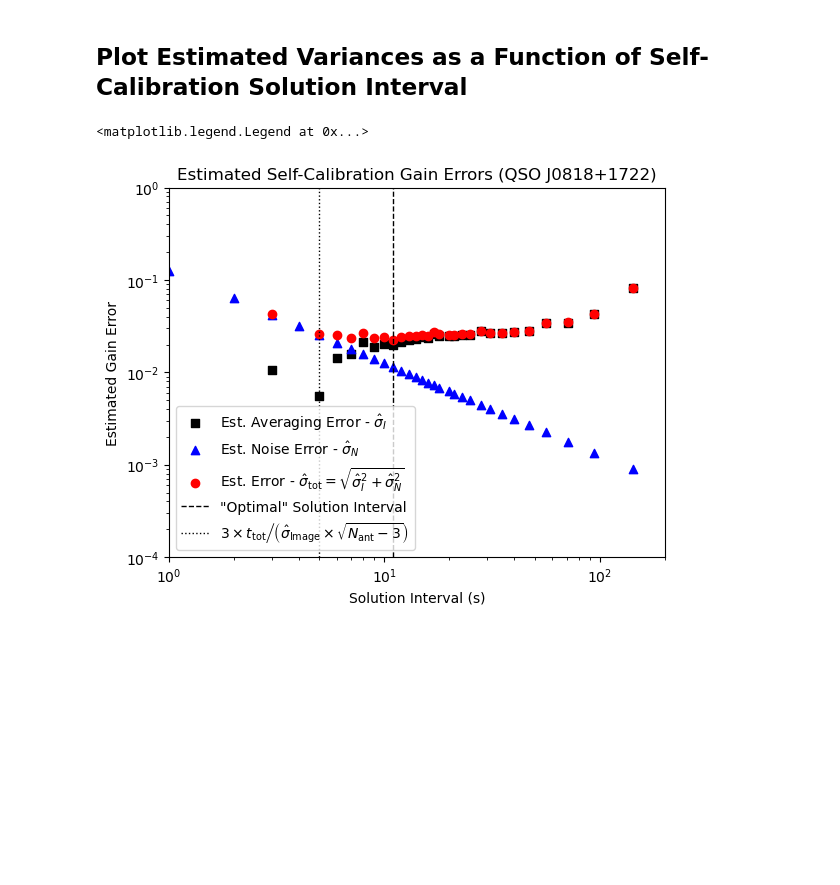
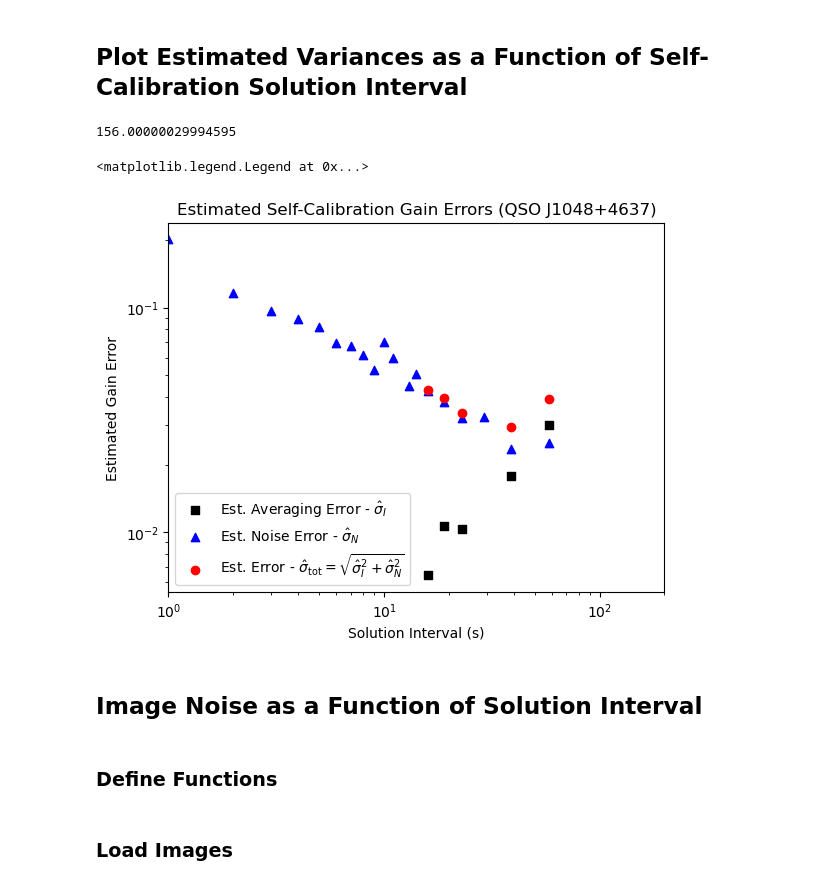
Before and after one commit to pm-keller/qsoimg, a Jupyter notebook: nbooks/solint.ipynb, the cells around one changed output. Saved outputs shown, nothing was run; the diff lists cells and outputs as text; code cells hidden in the pictures; blank space fills up the shorter version.

```diff
--- a/nbooks/solint.ipynb
+++ b/nbooks/solint.ipynb
@@ -207,8 +206,6 @@ var0 = np.nanvar((data[:, 0] - data[:, 1]) / np.sqrt(2))
 
 # alternatively estimate noise by time differencing
 #var0 = np.nanvar((data[1:-2:2] - 0.5 * (data[0:-2:2]+data[2::2])) / np.sqrt(3/2))
-
-nsolint = int(ttot // 2)
 
 for nt in range(1, data.shape[0]):
     dt_list.append(data.shape[0] // nt)
@@ -228,13 +225,13 @@ for n, dt in enumerate(dt_list):
     data_nt = interp1d(time_nt, data_nt, fill_value="extrapolate", kind="linear", axis=0)(time)[:, [0, 1]]
     data_nt_list.append(data_nt)
     time_nt_list.append(time_nt)
-    vart = np.nanvar((data_nt[:, 0] - data_nt[:, 1]) / np.sqrt(2))
+    vart = np.var((data_nt[:, 0] - data_nt[:, 1]) / np.sqrt(2))
     covt = np.cov((data_nt[:, 0] - data_nt[:, 1]).reshape(-1) / np.sqrt(2), (data[:, 0] - data[:, 1]).reshape(-1) / np.sqrt(2))
     covt = np.real((covt[0, 1] + covt[1, 0]))
     #varI_list.append(np.nanvar(data - data_nt) - 1 * var0 * (dt - 1) / dt)
     varI_list.append(np.nanvar(data - data_nt) - var0 - vart + covt)
     #varI_list.append(np.nanvar(data - data_nt))
-    varN_list.append(var0 * nt / nsolint / dt)
+    varN_list.append(vart)
 
 #var0 = varI_list[1] * 2
 #varI_list = np.array(varI_list) - var0 * (dt_list - 1) / dt_list
@@ -270,26 +275,33 @@ varN_list = np.array(varN_list)
 var_tot = varI_list + varN_list
 imin = np.nanargmin(var_tot)
 solint = solint0 * np.array(dt_list)[imin]
+print(solint)
+# %% [output]
+156.00000029994595
 # %%
 varI_list[varI_list<=0] = np.nan
 # %%
 
 plt.scatter(dt_list, np.sqrt(varI_list), color="k", marker="s", label=r"Est. Averaging Error - $\hat{\sigma}_{I}$")
 plt.scatter(dt_list, np.sqrt(varN_list), color="b", marker="^", label=r"Est. Noise Error - $\hat{\sigma}_{N}$")
 plt.scatter(dt_list, np.sqrt(varI_list + varN_list), facecolors="r", marker="o", label=r"Est. Error - $\hat{\sigma}_\mathrm{tot} = \sqrt{\hat{\sigma}_{I}^2 + \hat{\sigma}_{N}^2}$")
-plt.vlines(dt_list[imin], 1e-4, 1e0, color="k", linestyle="--", linewidth=1, label='"Optimal" Solution Interval')
-plt.vlines(5, 1e-4, 1e0, color="k", linestyle="dotted", linewidth=1, label=r"$3 \times t_\mathrm{tot} \left/ \left(\hat{\sigma}_\mathrm{Image} \times \sqrt{N_\mathrm{ant}-3}\right)\right.$")
+#plt.vlines(dt_list[imin], 1e-4, 1e0, color="k", linestyle="--", linewidth=1, label='"Optimal" Solution Interval')
+#plt.vlines(5, 1e-4, 1e0, color="k", linestyle="dotted", linewidth=1, label=r"$3 \times t_\mathrm{tot} \left/ \left(\hat{\sigma}_\mathrm{Image} \times \sqrt{N_\mathrm{ant}-3}\right)\right.$")
 
-plt.title("Estimated Self-Calibration Gain Errors (QSO J0818+1722)")
+plt.title(f"Estimated Self-Calibration Gain Errors (QSO {qsoname})")
 plt.xlabel("Solution Interval (s)")
 plt.ylabel("Estimated Gain Error")
 plt.xscale("log")
 plt.yscale("log")
 
 plt.xlim(1e0, 2e2)
-plt.ylim(1e-4, 1e-0)
+#plt.ylim(1e-4, 1e-0)
 
 plt.legend(loc=3)
 # %% [output]
 <matplotlib.legend.Legend at 0x...>
-[figure, old version]
+[figure, new version]
+# %% [markdown]
+## Image Noise as a Function of Solution Interval
+# %% [markdown]
+### Define Functions
@@ -295,0 +368,2 @@ plt.legend(loc=3)
+# %% [markdown]
+### Load Images
```
Also changed, not shown: parts of 12 cells of this notebook, 1 other file.
